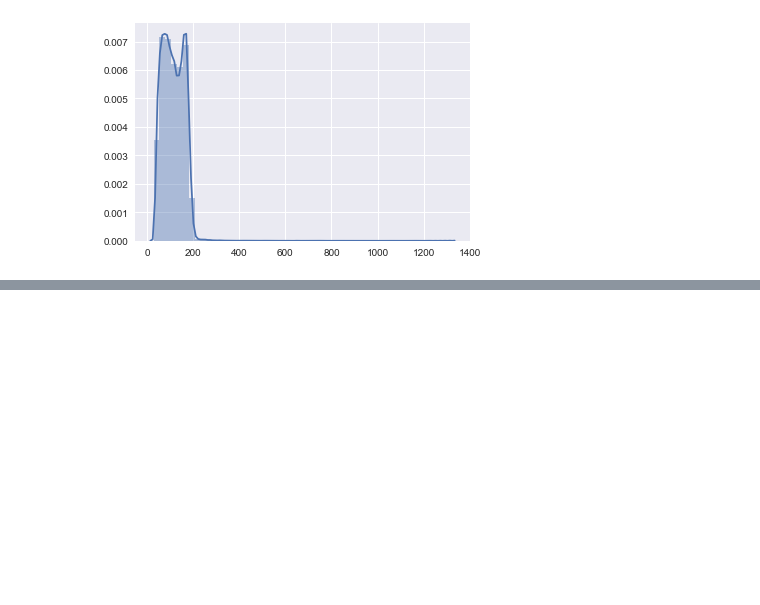
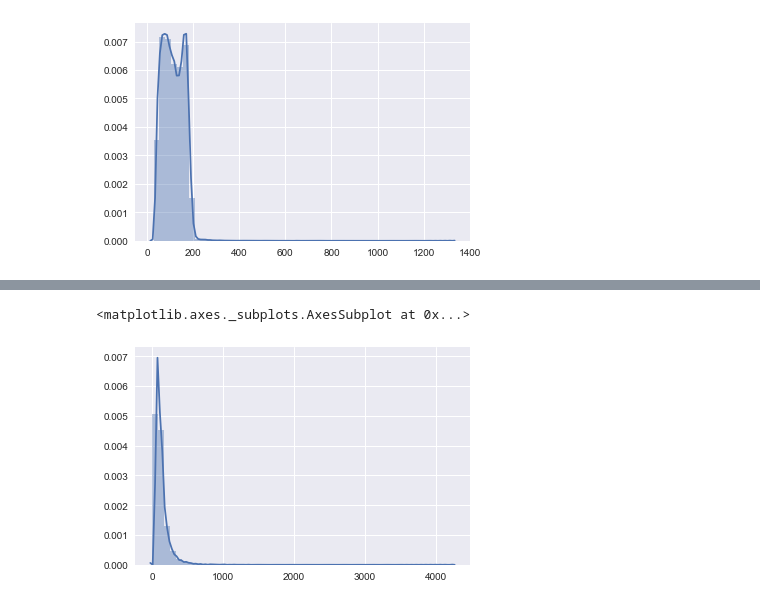
Before and after one commit to kearnsw/WebQA, a Jupyter notebook: notebooks/observe_data.ipynb, the cells around one changed output, grey strips where cells are left out. Cells and saved outputs as stored; diff of their text form; code cells hidden in the pictures; blank space fills up the shorter version.

```diff
--- a/notebooks/observe_data.ipynb
+++ b/notebooks/observe_data.ipynb
@@ -99,0 +103,5 @@ sns.distplot(np_QA_lengths)
+# %%
+sns.distplot(QA_answer_lengths, label="Medhelp answer length")
+# %% [output]
+<matplotlib.axes._subplots.AxesSubplot at 0x...>
+[figure, added]
```
Also changed, not shown: parts of 4 cells of this notebook, 1 other file.
